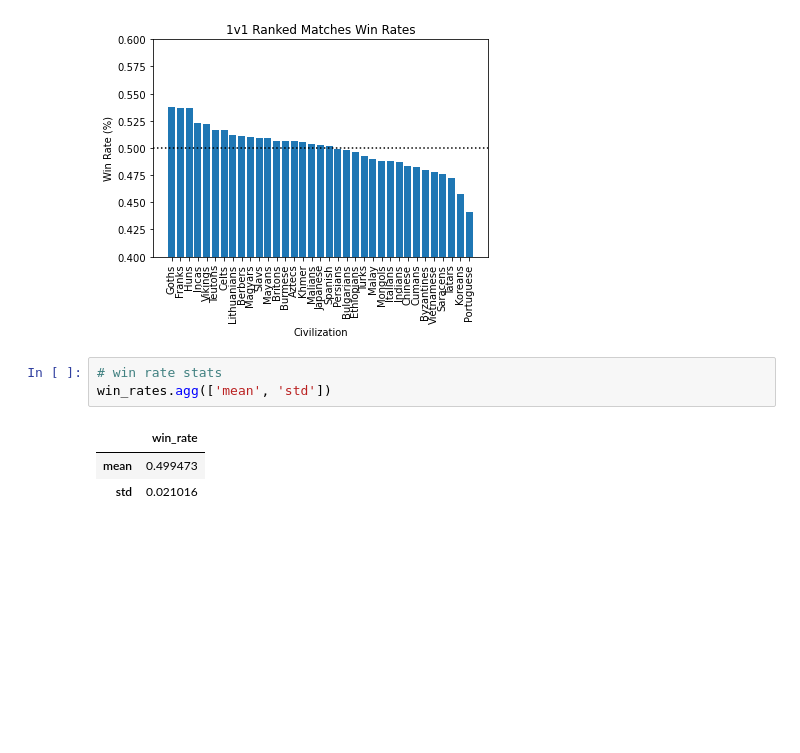
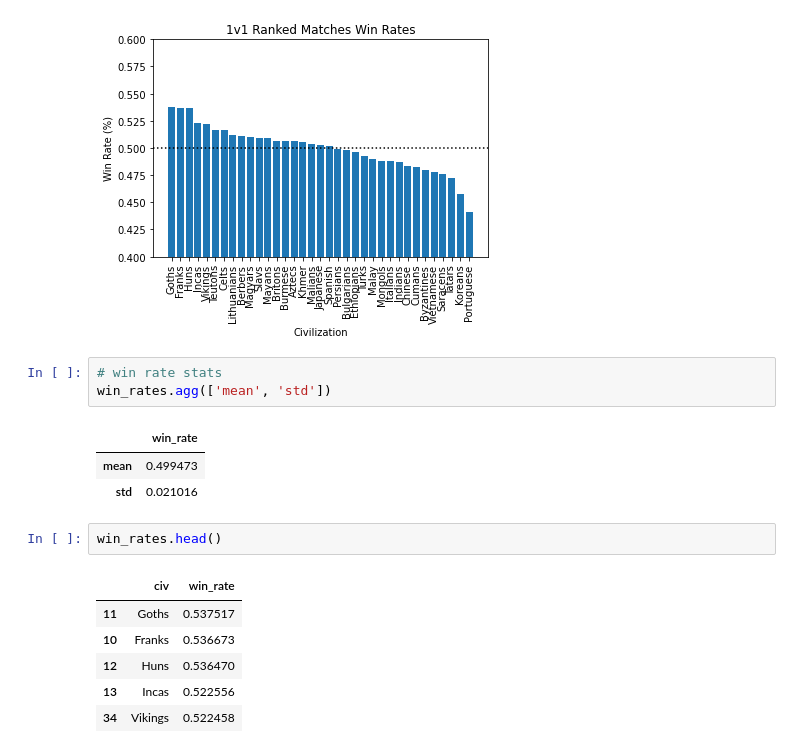
Before and after one commit to rishigoutam/aoe2, a Jupyter notebook: test_data.ipynb, the cells around one changed output. Saved outputs shown, nothing was run; the diff lists cells and outputs as text; blank space fills up the shorter version.

```diff
--- a/test_data.ipynb
+++ b/test_data.ipynb
@@ -191,3 +191,12 @@ win_rates.agg(['mean', 'std'])
 |  | win_rate |
 | mean | 0.499473 |
 | std | 0.021016 |
+# %%
+win_rates.head()
+# %% [output]
+|  | civ | win_rate |
+| 11 | Goths | 0.537517 |
+| 10 | Franks | 0.536673 |
+| 12 | Huns | 0.536470 |
+| 13 | Incas | 0.522556 |
+| 34 | Vikings | 0.522458 |
```
Also changed, not shown: parts of 3 cells of this notebook.
